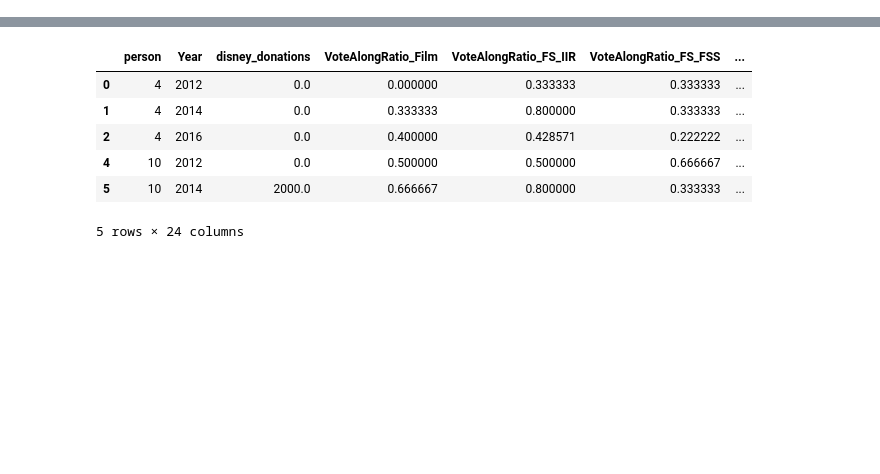
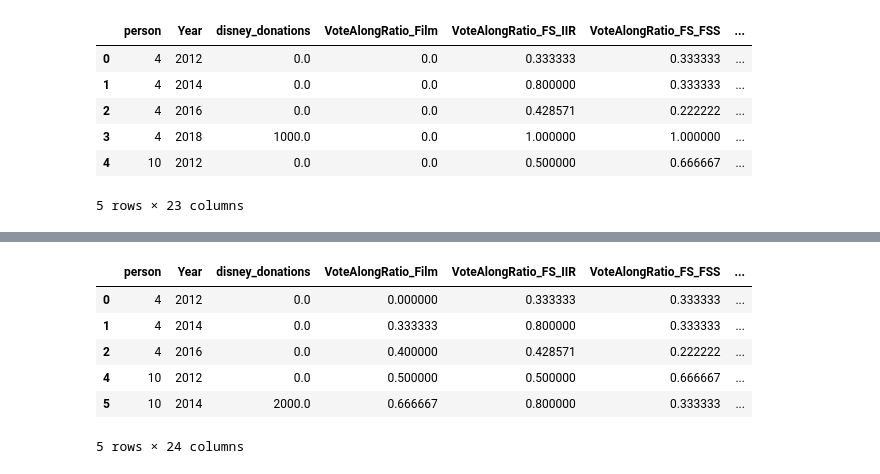
Before and after one commit to jmitchellb14/donorbehavior, a Jupyter notebook: Code/07_Random_Forest_Bloomberg.ipynb, the cells around one changed output, grey strips where cells are left out. Saved outputs shown, nothing was run; the diff lists cells and outputs as text; code cells hidden in the pictures; blank space fills up the shorter version.

```diff
--- a/Code/07_Random_Forest_Bloomberg.ipynb
+++ b/Code/07_Random_Forest_Bloomberg.ipynb
@@ -27,31 +50,12 @@ df.head()
 # %%
-# Clean Data
-list = ["birthplace",'level_0',
- 'index','wikidataid','last','person_y','FirstName','first',
- 'death',
- 'Number_Sessions_Served',
- 'person_x',
- 'party_x',
- 'Session_114',
- 'name',
- 'birth',
- 'party_y',
- 'deathplace',
- 'Session_116',
- 'religion',
- 'ID_NameParty',
- 'Session_113',
- 'LastName',
- 'pageid',
- 'Session_115',
- 'wikititle',
- 'Pure_name',
- 'name_y',
- 'birthplace']
-
-df = df.drop(columns = list)
-
 # Get dummines for "character"-data
-
-df = pd.get_dummies(df, columns = ['sex', 'ethnicity', "party_short"])
+df = pd.get_dummies(df, columns = ['sex','ethnicity', "party_short"])
 df.head()
+# %% [output]
+|  | person | Year | disney_donations | VoteAlongRatio_Film | VoteAlongRatio_FS_IIR | VoteAlongRatio_FS_FSS | ... |
+| 0 | 4 | 2012 | 0.0 | 0.0 | 0.333333 | 0.333333 | ... |
+| 1 | 4 | 2014 | 0.0 | 0.0 | 0.800000 | 0.333333 | ... |
+| 2 | 4 | 2016 | 0.0 | 0.0 | 0.428571 | 0.222222 | ... |
+| 3 | 4 | 2018 | 1000.0 | 0.0 | 1.000000 | 1.000000 | ... |
+| 4 | 10 | 2012 | 0.0 | 0.0 | 0.500000 | 0.666667 | ... |
+5 rows × 23 columns
```
Also changed, not shown: parts of 14 cells of this notebook, 9 other files.
